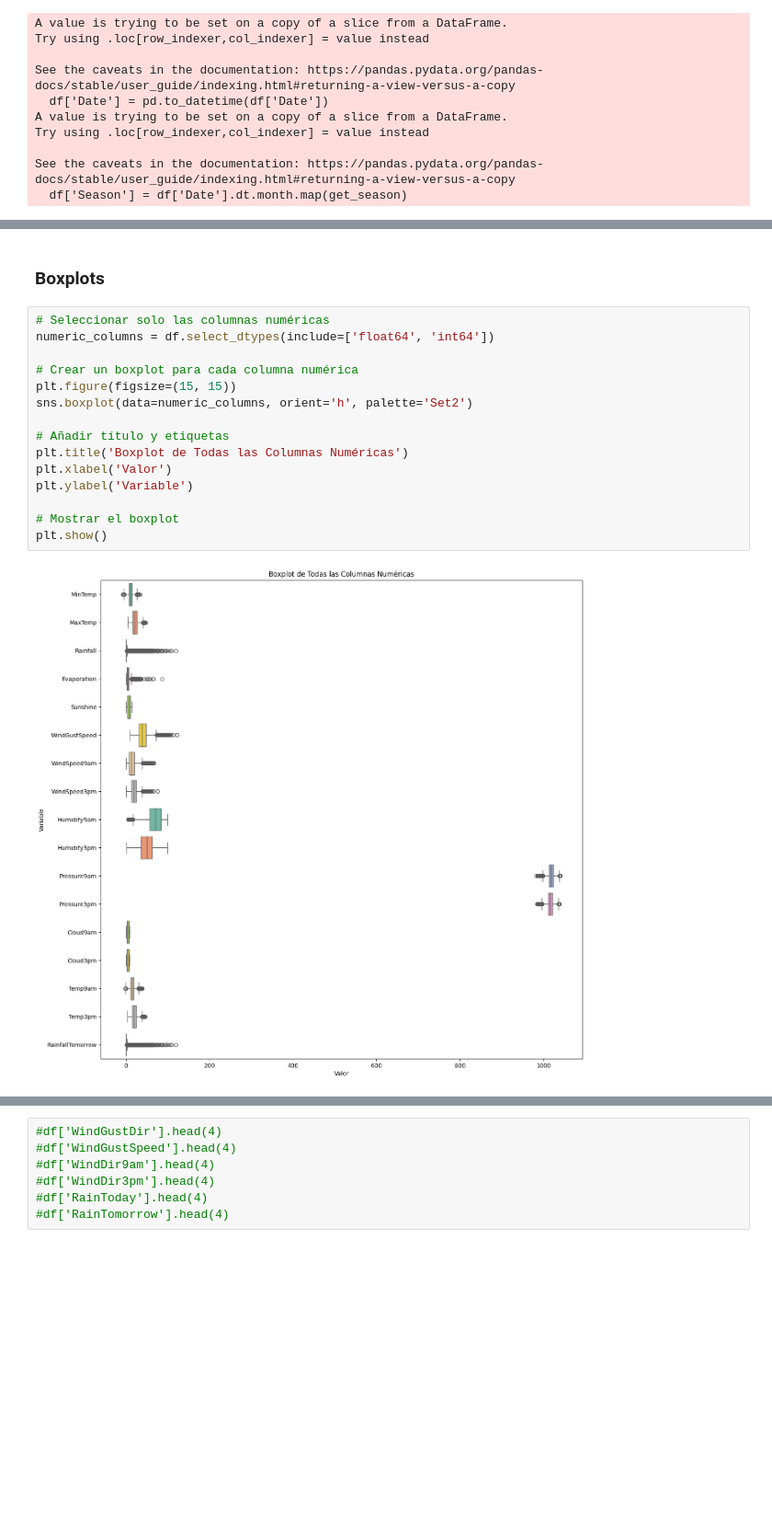
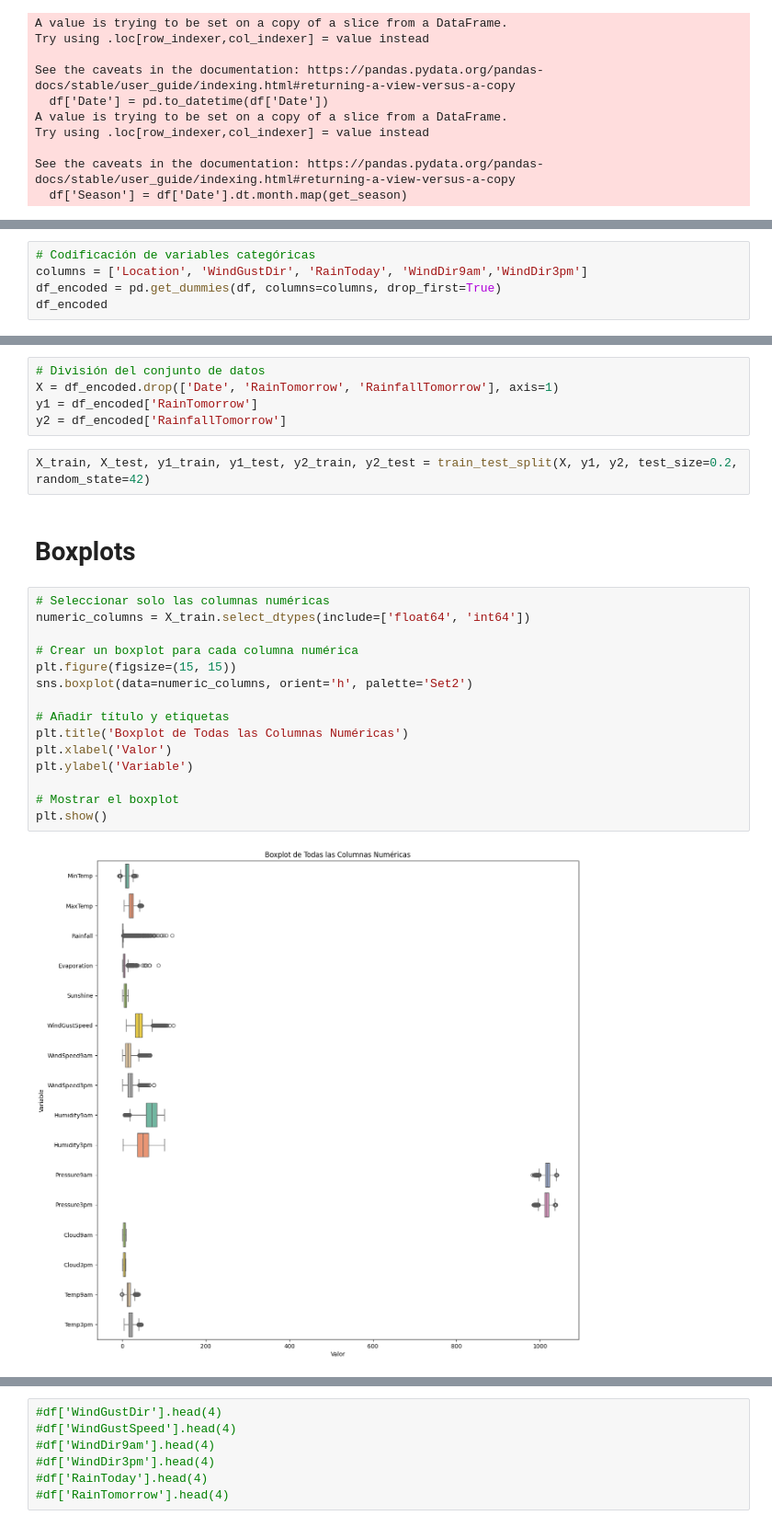
Before and after one commit to MateoGraviFiorino/AA1-TUIA-GraviFiorino-Gauto, a Jupyter notebook: AA1-TUIA-GraviFiorino-Gauto.ipynb, the cells around one changed output, grey strips where cells are left out. Shown at 92% size. Drawn from its saved outputs; the diff is of its cells as text; blank space fills up the shorter version.

```diff
--- a/AA1-TUIA-GraviFiorino-Gauto.ipynb
+++ b/AA1-TUIA-GraviFiorino-Gauto.ipynb
@@ -126,0 +130,5 @@ See the caveats in the documentation: https://pandas.pydata.org/pandas-docs/stab
+# %%
+# Codificación de variables categóricas
+columns = ['Location', 'WindGustDir', 'RainToday', 'WindDir9am','WindDir3pm']
+df_encoded = pd.get_dummies(df, columns=columns, drop_first=True)
+df_encoded
@@ -127,20 +149,27 @@ See the caveats in the documentation: https://pandas.pydata.org/pandas-docs/stab
+# %%
+# División del conjunto de datos
+X = df_encoded.drop(['Date', 'RainTomorrow', 'RainfallTomorrow'], axis=1)
+y1 = df_encoded['RainTomorrow']
+y2 = df_encoded['RainfallTomorrow']
+# %%
+X_train, X_test, y1_train, y1_test, y2_train, y2_test = train_test_split(X, y1, y2, test_size=0.2, random_state=42)
 # %% [markdown]
-### Boxplots
+# Boxplots
 # %%
 # Seleccionar solo las columnas numéricas
-numeric_columns = df.select_dtypes(include=['float64', 'int64'])
+numeric_columns = X_train.select_dtypes(include=['float64', 'int64'])
 
 # Crear un boxplot para cada columna numérica
 plt.figure(figsize=(15, 15))
 sns.boxplot(data=numeric_columns, orient='h', palette='Set2')
 
 # Añadir título y etiquetas
 plt.title('Boxplot de Todas las Columnas Numéricas')
 plt.xlabel('Valor')
 plt.ylabel('Variable')
 
 # Mostrar el boxplot
 plt.show()
 # %% [output]
-[figure, old version]
+[figure, new version]
 # %% [markdown]
```
Also changed, not shown: parts of 79 cells of this notebook.
